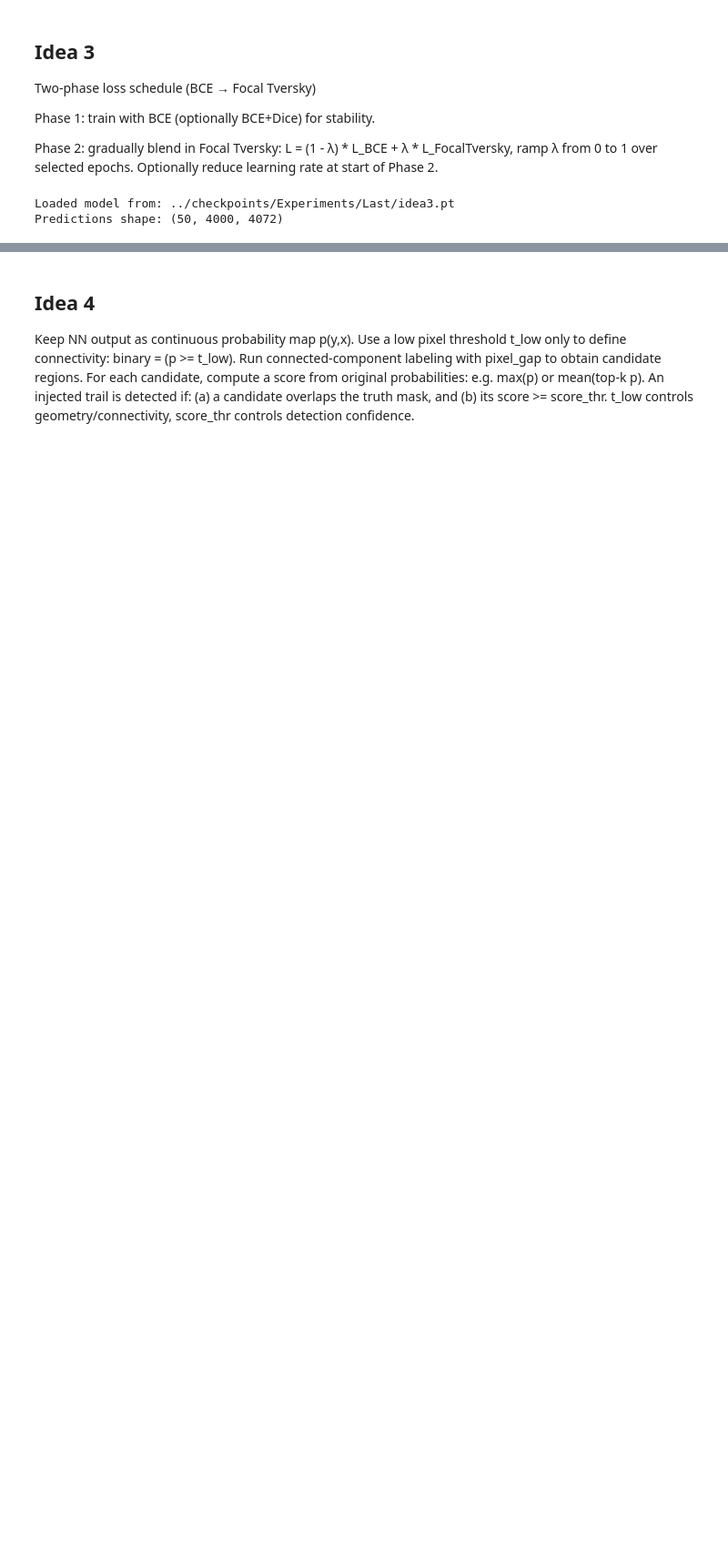
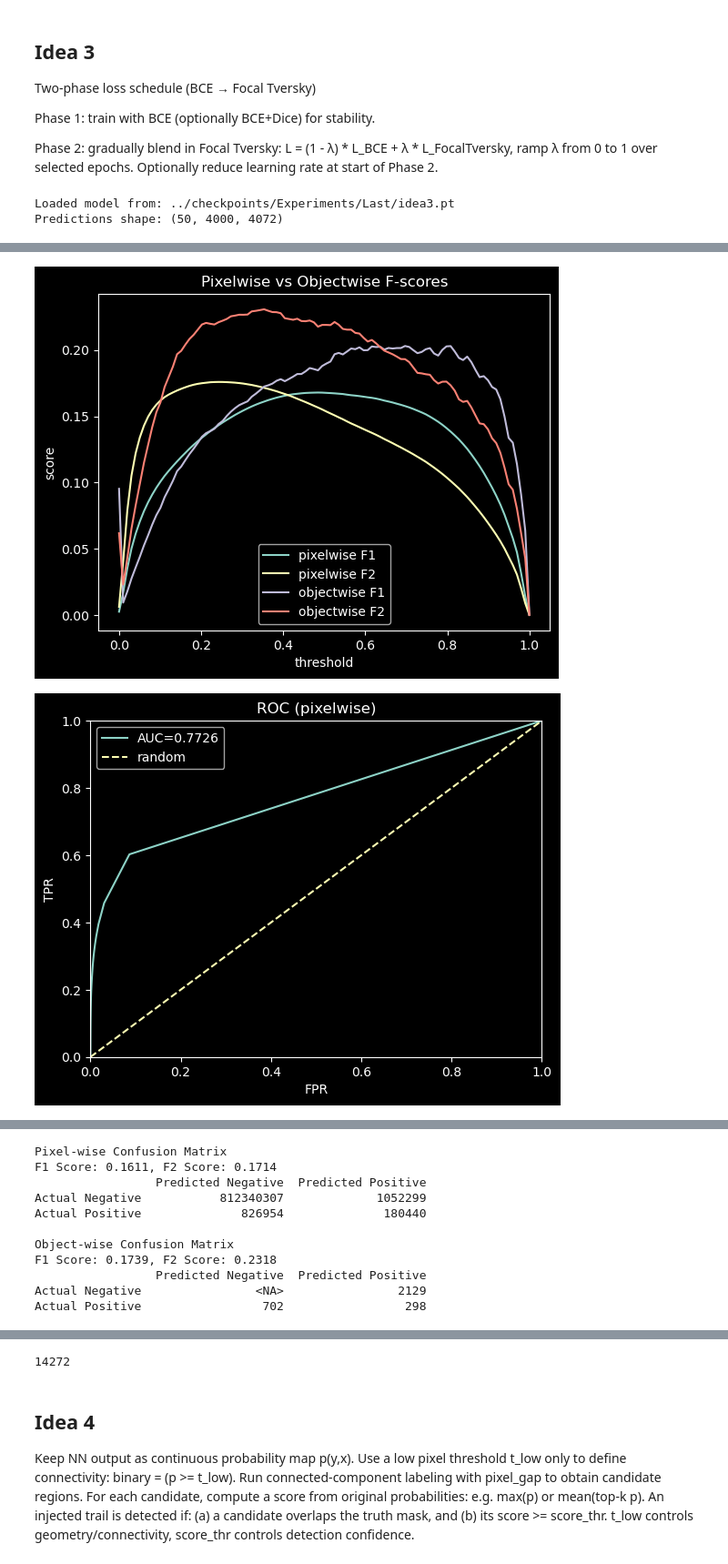
Before and after one commit to dirac-institute/Asteroid_detection_CNN, a Jupyter notebook: experiments/Evaluation.ipynb, the cells around one changed output, grey strips where cells are left out. Shown at 91% size. Cells and saved outputs as stored; diff of their text form; code cells hidden in the pictures; blank space fills up the shorter version.

```diff
--- a/experiments/Evaluation.ipynb
+++ b/experiments/Evaluation.ipynb
@@ -295,0 +195,7 @@ Actual Positive                 800                 200
+# %%
+cat_3 = calculate_model_metrics(test_catalog, p_3, gt_test, stack_fp=stack_fp)
+del (p_3)
+gc.collect()
+# %% [output]
+[figure, added]
+[figure, added]
@@ -295,0 +203,11 @@ Actual Positive                 800                 200
+Pixel-wise Confusion Matrix
+F1 Score: 0.1611, F2 Score: 0.1714
+                 Predicted Negative  Predicted Positive
+Actual Negative           812340307             1052299
+Actual Positive              826954              180440
+
+Object-wise Confusion Matrix
+F1 Score: 0.1739, F2 Score: 0.2318
+                 Predicted Negative  Predicted Positive
+Actual Negative                <NA>                2129
+Actual Positive                 702                 298
@@ -296,3 +217,4 @@ Actual Positive                 800                 200
+14272
 # %% [markdown]
 ## Idea 4
 
```
Also changed, not shown: parts of 32 cells of this notebook, 3 other files.
